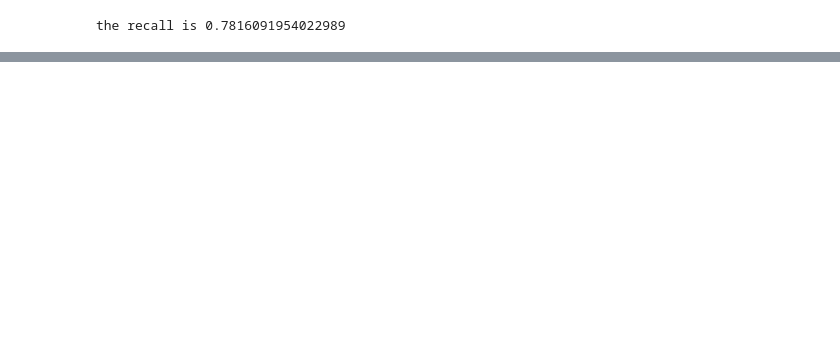
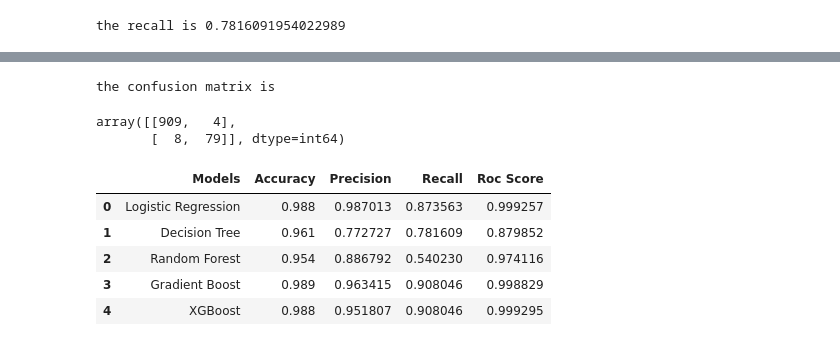
Before and after one commit to arjunsinghtomar674-lang/TRINETRA, a Jupyter notebook: MPLADS-(ML - Model).ipynb, the cells around one changed output, grey strips where cells are left out. Saved outputs shown, nothing was run; the diff lists cells and outputs as text; code cells hidden in the pictures; blank space fills up the shorter version.

Commit message:
work till model3

```diff
--- a/MPLADS-(ML - Model).ipynb
+++ b/MPLADS-(ML - Model).ipynb
@@ -1564,0 +1902,7 @@ print("te")
+# %%
+print("the confusion matrix is")
+confusion_matrix(y_test2,y_pred_xg2)
+# %% [output]
+the confusion matrix is
+array([[909,   4],
+       [  8,  79]], dtype=int64)
@@ -1564,0 +1911,51 @@ print("te")
+# %%
+result2 = pd.DataFrame({
+    'Models':[
+        'Logistic Regression',
+        'Decision Tree ',
+        'Random Forest',
+        'Gradient Boost',
+        'XGBoost'
+    ],
+
+    'Accuracy':[
+        accuracy_score(y_test2,y_pred2),
+        accuracy_score(y_test2,y_pred_dt2),
+        accuracy_score(y_test2,y_pred_rf2),
+        accuracy_score(y_test2,y_pred_gd2),
+        accuracy_score(y_test2,y_pred_xg2),
+    ],
+
+    'Precision':[
+        precision_score(y_test2,y_pred2),
+        precision_score(y_test2,y_pred_dt2),
+        precision_score(y_test2,y_pred_rf2),
+        precision_score(y_test2,y_pred_gd2),
+        precision_score(y_test2,y_pred_xg2),
+    ],
+
+    'Recall':[
+        recall_score(y_test2,y_pred2),
+        recall_score(y_test2,y_pred_dt2),
+        recall_score(y_test2,y_pred_rf2),
+        recall_score(y_test2,y_pred_gd2),
+        recall_score(y_test2,y_pred_xg2),
+    ],
+
+    'Roc Score':[
+        roc_auc_score(y_test2,y_proba2),
+        roc_auc_score(y_test2,y_proba_dt2),
+        roc_auc_score(y_test2,y_proba_rf2),
+        roc_auc_score(y_test2,y_proba_gd2),
+        roc_auc_score(y_test2,y_proba_xg2),
+    ]
+})
+# %%
+result2
+# %% [output]
+|  | Models | Accuracy | Precision | Recall | Roc Score |
+| 0 | Logistic Regression | 0.988 | 0.987013 | 0.873563 | 0.999257 |
+| 1 | Decision Tree | 0.961 | 0.772727 | 0.781609 | 0.879852 |
+| 2 | Random Forest | 0.954 | 0.886792 | 0.540230 | 0.974116 |
+| 3 | Gradient Boost | 0.989 | 0.963415 | 0.908046 | 0.998829 |
+| 4 | XGBoost | 0.988 | 0.951807 | 0.908046 | 0.999295 |
```
Also changed, not shown: parts of 173 cells of this notebook.
